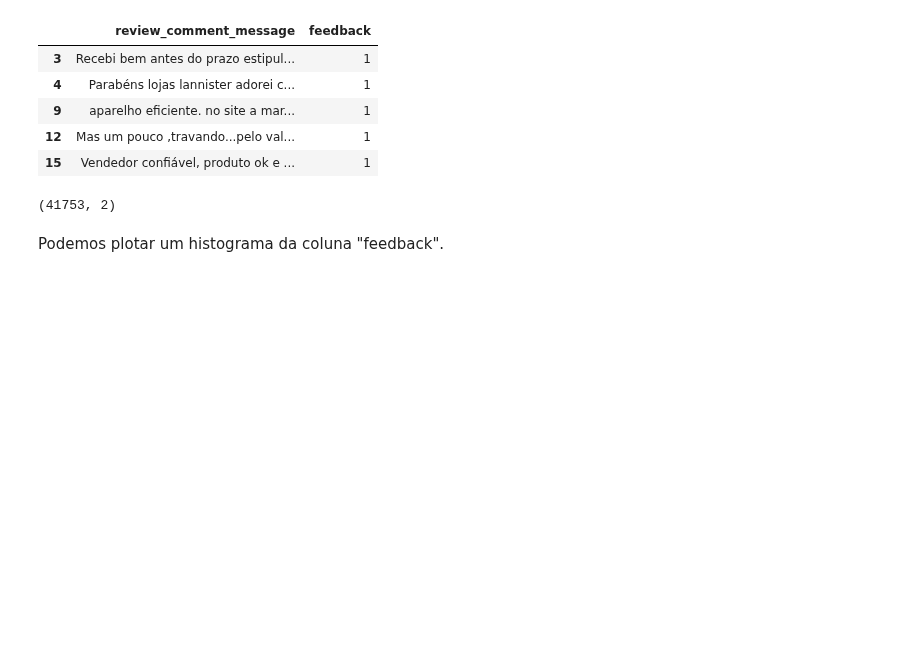
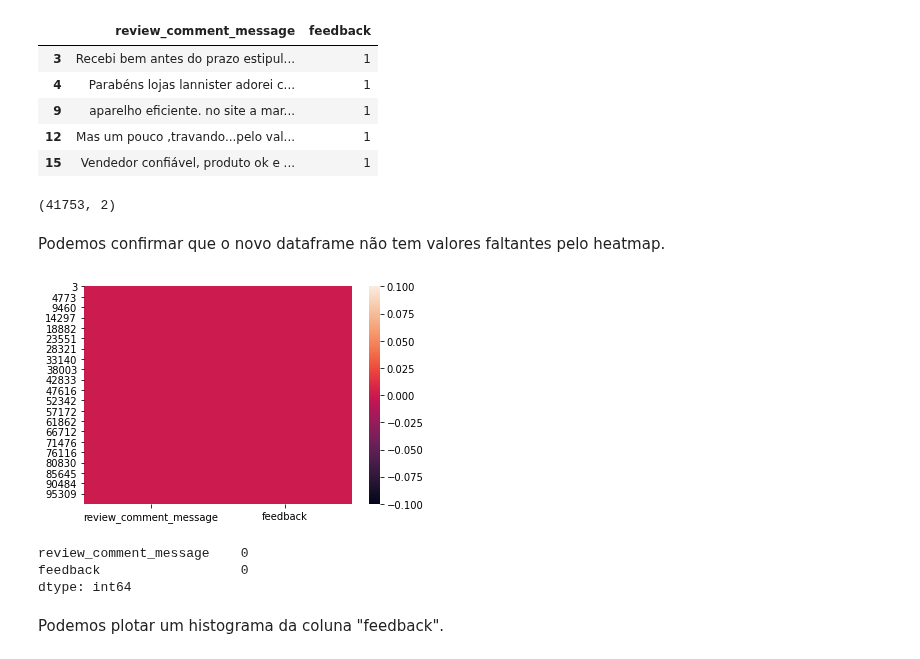
Before and after one commit to smalvar/olist-e-commerce, a Jupyter notebook: reviews_analysis.ipynb, the cells around one changed output. Saved outputs shown, nothing was run; the diff lists cells and outputs as text; code cells hidden in the pictures; blank space fills up the shorter version.

Commit message:
Add heatmap to confirm there is no missing values

```diff
--- a/reviews_analysis.ipynb
+++ b/reviews_analysis.ipynb
@@ -195,6 +195,19 @@ reviews.head()
 reviews.shape
 # %% [output]
 (41753, 2)
+# %% [markdown]
+Podemos confirmar que o novo dataframe não tem valores faltantes pelo heatmap.
+# %%
+# Heatmap
+sns.heatmap(data=reviews.isnull());
+# %% [output]
+[figure, added]
+# %%
+reviews.isnull().sum()
+# %% [output]
+review_comment_message    0
+feedback                  0
+dtype: int64
 # %% [markdown]
 Podemos plotar um histograma da coluna "feedback".
 # %%
```
Also changed, not shown: parts of 1 cell of this notebook.
